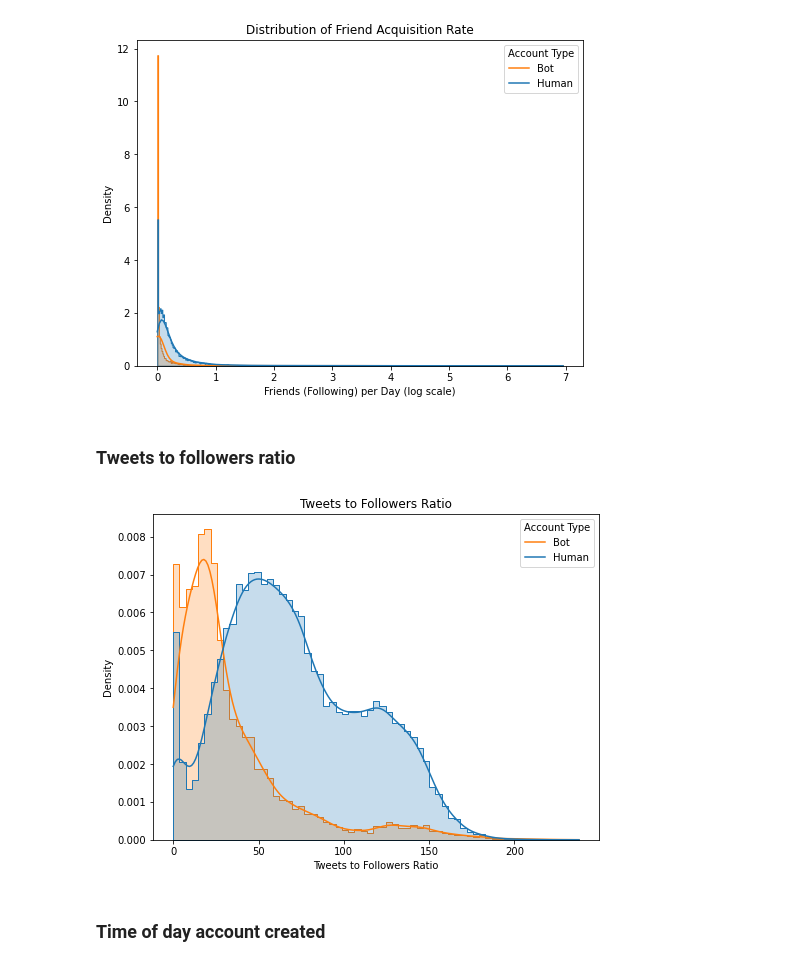
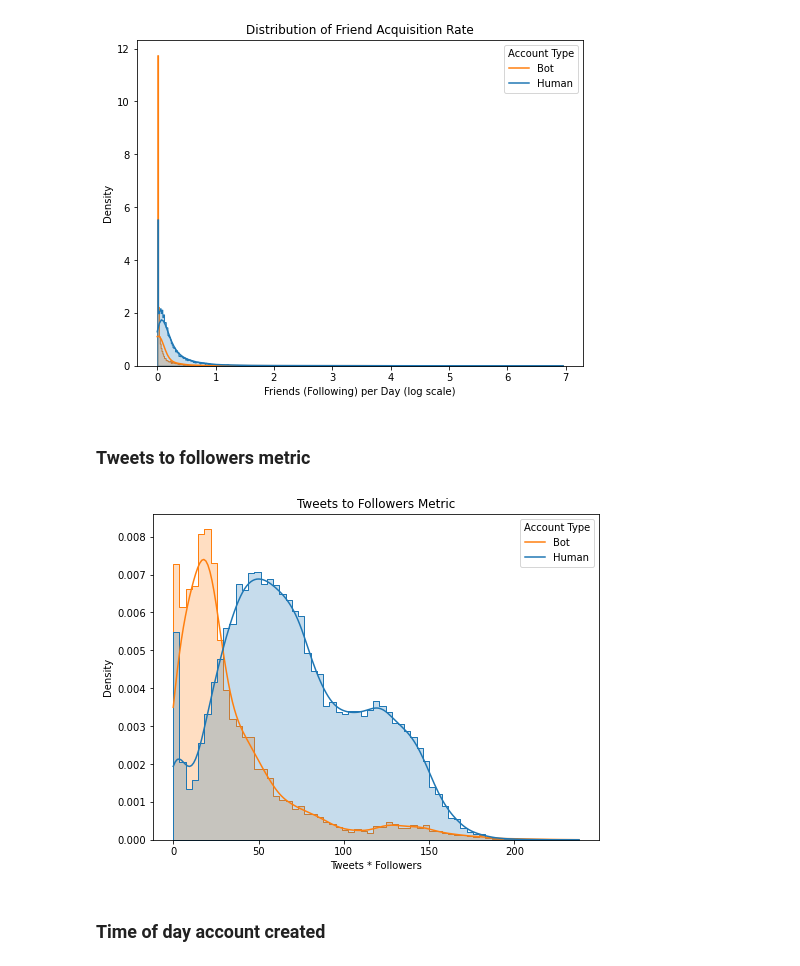
Before and after one commit to scrapfishies/twitter-bot-detection, a Jupyter notebook: eda.ipynb, the cells around one changed output. Cells and saved outputs as stored; diff of their text form; code cells hidden in the pictures.

```diff
--- a/eda.ipynb
+++ b/eda.ipynb
@@ -233,16 +233,16 @@ plt.title("Distribution of Friend Acquisition Rate");
 # %% [output]
 [figure]
 # %% [markdown]
-### Tweets to followers ratio
+### Tweets to followers metric
 # %%
 plt.figure(figsize=(8,6))
 sns.histplot(x='tweet_to_followers', data=df, hue='bot', alpha=.25,
              kde=True, stat='density', common_bins=True, element='step', legend=True)
-plt.xlabel('Tweets to Followers Ratio')
+plt.xlabel('Tweets * Followers')
 plt.legend(title='Account Type', loc='upper right', labels=['Bot', 'Human'])
-plt.title("Tweets to Followers Ratio");
+plt.title("Tweets to Followers Metric");
 # %% [output]
-[figure, old version]
+[figure, new version]
 # %% [markdown]
 ### Time of day account created
 # %%
```
Also changed, not shown: parts of 5 cells of this notebook, 3 other files.
